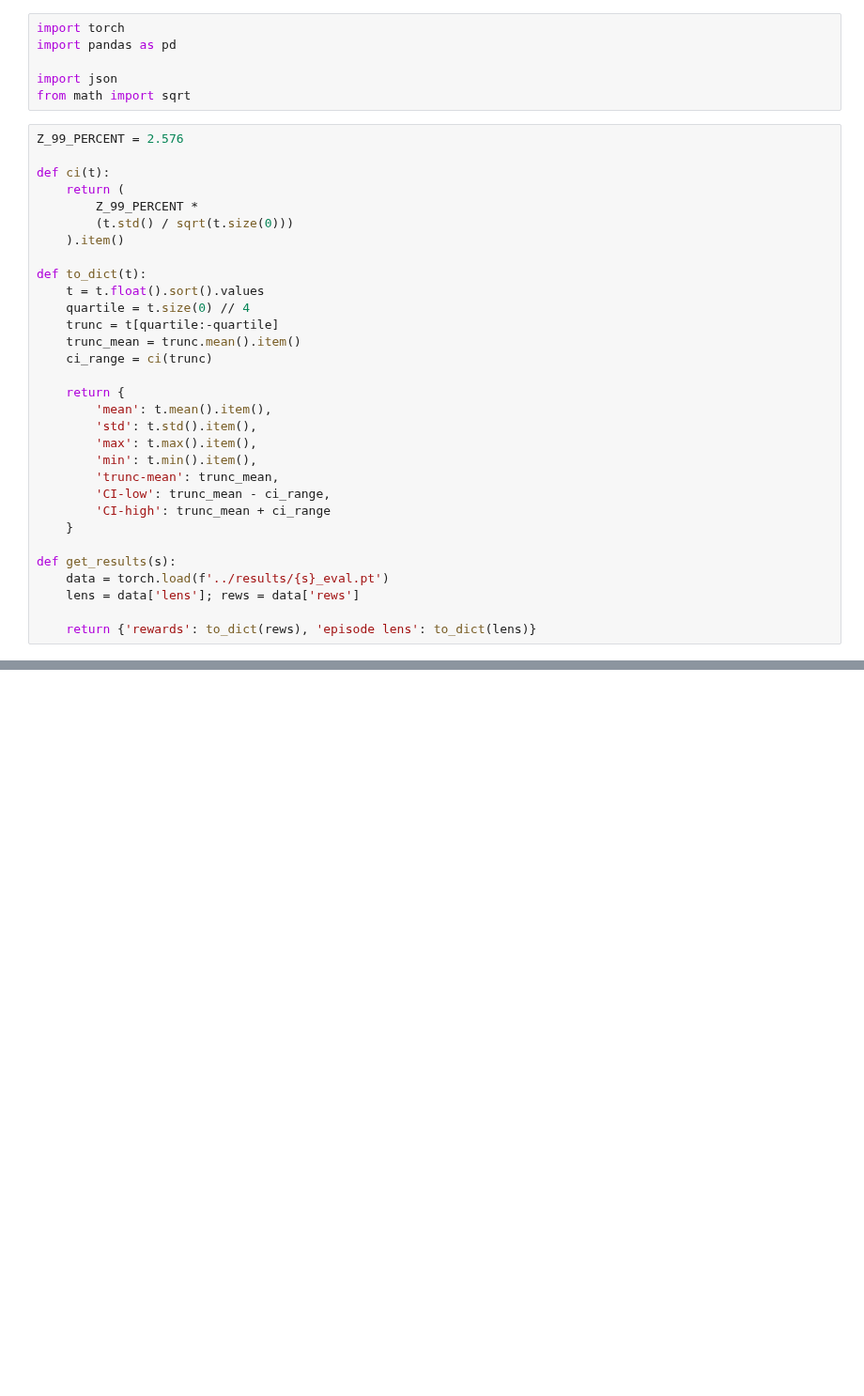
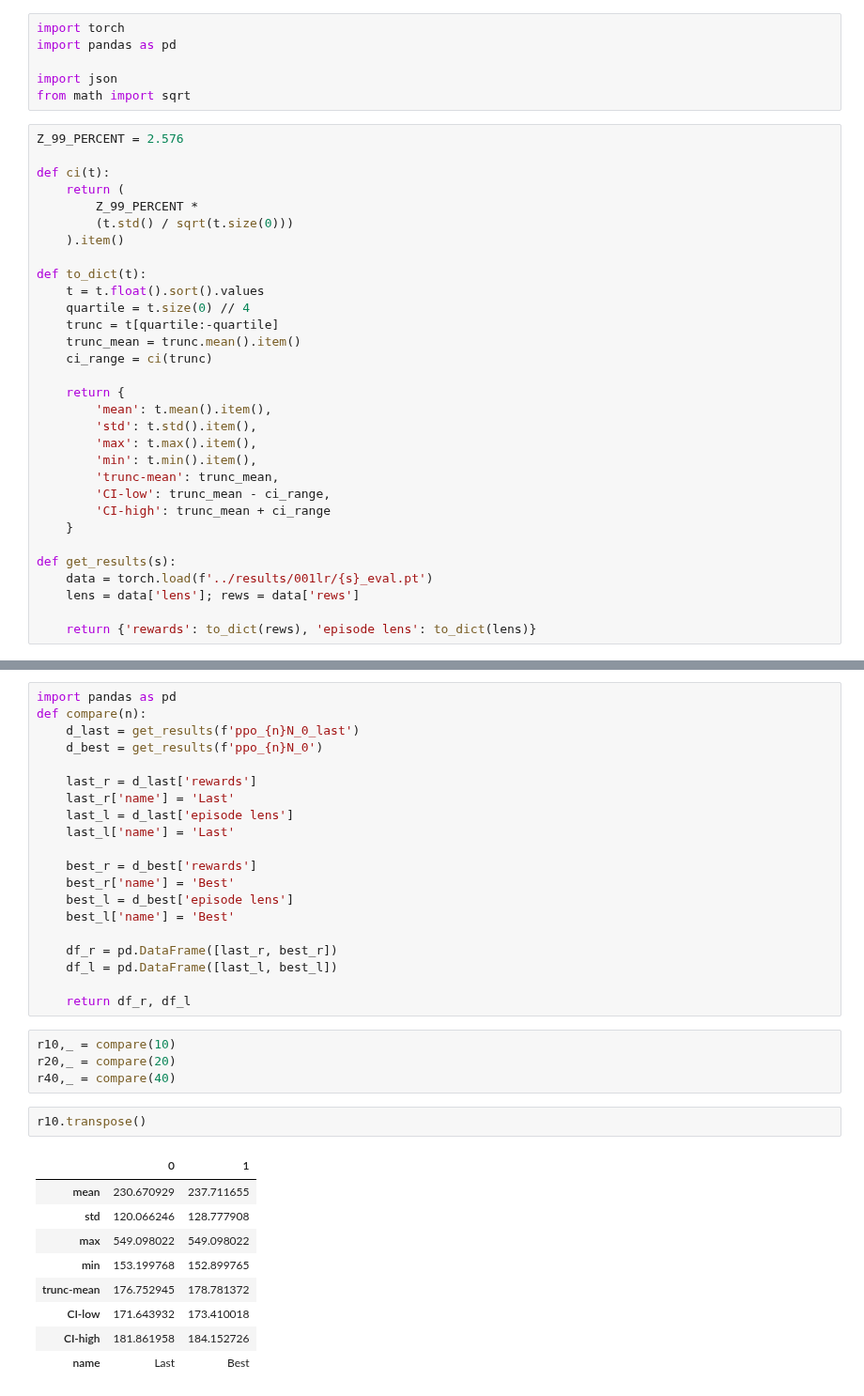
Before and after one commit to zazyzaya/minimal_yawning_titan, a Jupyter notebook: notebooks/eval.ipynb, the cells around one changed output, grey strips where cells are left out. Shown at 94% size. Cells and saved outputs as stored; diff of their text form; blank space fills up the shorter version.

Commit message:
Results for lr 0.001

```diff
--- a/notebooks/eval.ipynb
+++ b/notebooks/eval.ipynb
@@ -31,7 +31,7 @@ def to_dict(t):
     }
 
 def get_results(s):
-    data = torch.load(f'../results/{s}_eval.pt')
+    data = torch.load(f'../results/001lr/{s}_eval.pt')
     lens = data['lens']; rews = data['rews']
 
     return {'rewards': to_dict(rews), 'episode lens': to_dict(lens)}
@@ -83,0 +38,36 @@ print(json.dumps(get_results('10N_init'), indent=1))
+# %%
+import pandas as pd
+def compare(n):
+    d_last = get_results(f'ppo_{n}N_0_last')
+    d_best = get_results(f'ppo_{n}N_0')
+
+    last_r = d_last['rewards']
+    last_r['name'] = 'Last'
+    last_l = d_last['episode lens']
+    last_l['name'] = 'Last'
+
+    best_r = d_best['rewards']
+    best_r['name'] = 'Best'
+    best_l = d_best['episode lens']
+    best_l['name'] = 'Best'
+
+    df_r = pd.DataFrame([last_r, best_r])
+    df_l = pd.DataFrame([last_l, best_l])
+
+    return df_r, df_l
+# %%
+r10,_ = compare(10)
+r20,_ = compare(20)
+r40,_ = compare(40)
+# %%
+r10.transpose()
+# %% [output]
+|  | 0 | 1 |
+| mean | 230.670929 | 237.711655 |
+| std | 120.066246 | 128.777908 |
+| max | 549.098022 | 549.098022 |
+| min | 153.199768 | 152.899765 |
+| trunc-mean | 176.752945 | 178.781372 |
+| CI-low | 171.643932 | 173.410018 |
+| CI-high | 181.861958 | 184.152726 |
+| name | Last | Best |
```
Also changed, not shown: parts of 4 cells of this notebook, 10 other files.
